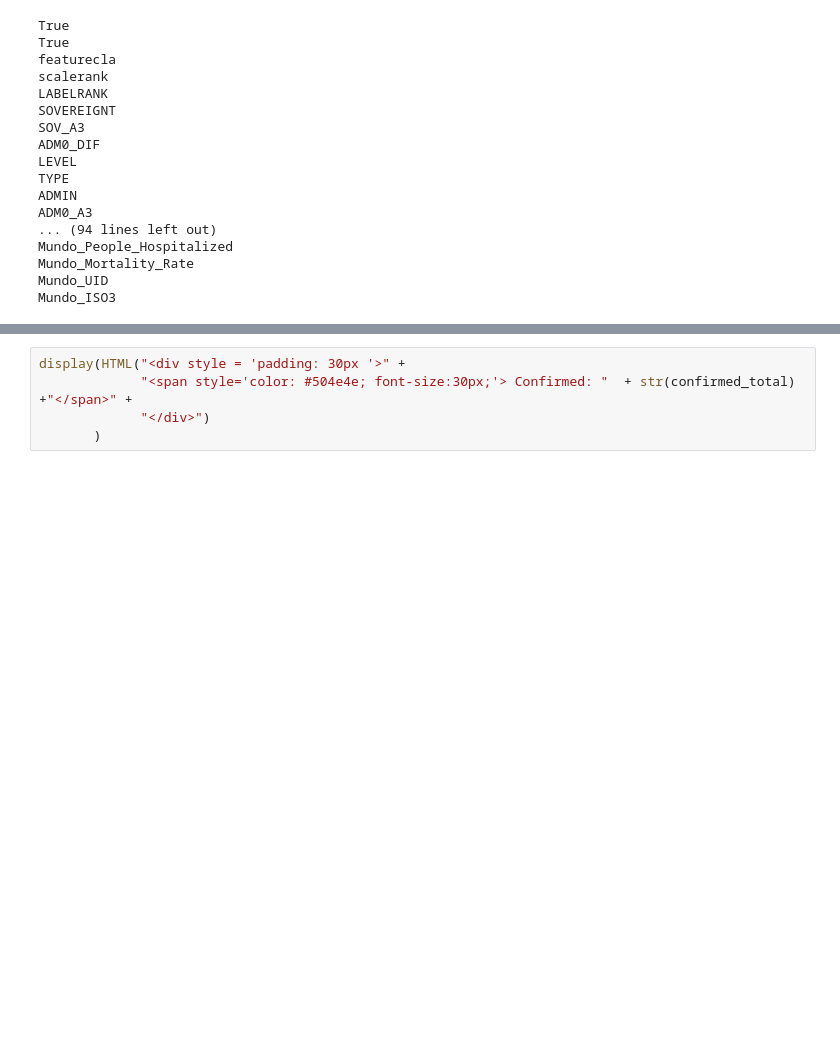
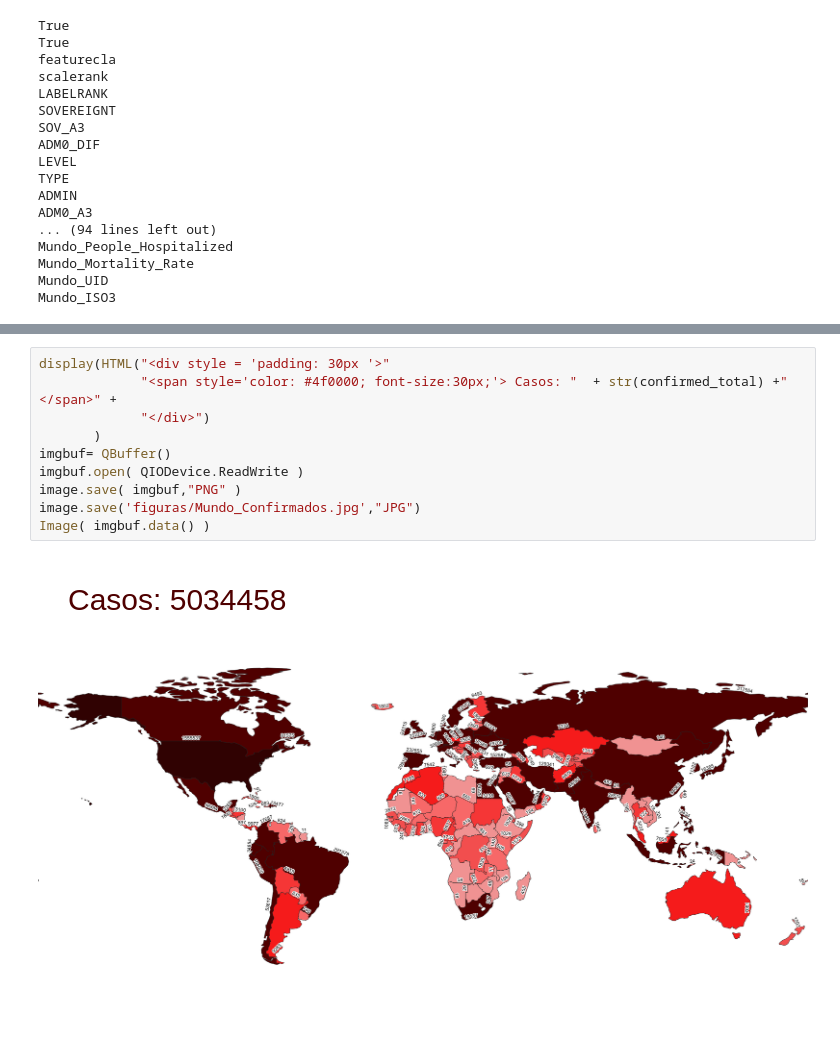
Before and after one commit to miguelpinto-98/Epidemiologia, a Jupyter notebook: Mundo2.ipynb, the cells around one changed output, grey strips where cells are left out. Drawn from its saved outputs; the diff is of its cells as text; blank space fills up the shorter version.

```diff
--- a/Mundo2.ipynb
+++ b/Mundo2.ipynb
@@ -322,8 +327,16 @@ image = render.renderedImage()
 # %%
-display(HTML("<div style = 'padding: 30px '>" +
-             "<span style='color: #504e4e; font-size:30px;'> Confirmed: "  + str(confirmed_total) +"</span>" +
+display(HTML("<div style = 'padding: 30px '>"
+             "<span style='color: #4f0000; font-size:30px;'> Casos: "  + str(confirmed_total) +"</span>" +
              "</div>")
        )
+imgbuf= QBuffer()
+imgbuf.open( QIODevice.ReadWrite )
+image.save( imgbuf,"PNG" )
+image.save('figuras/Mundo_Confirmados.jpg',"JPG")
+Image( imgbuf.data() )
+# %% [output]
+Casos: 5034458
+[figure, added]
 # %%
 from qgis.PyQt import QtGui
 
```
Also changed, not shown: parts of 6 cells of this notebook, 16 other files.
